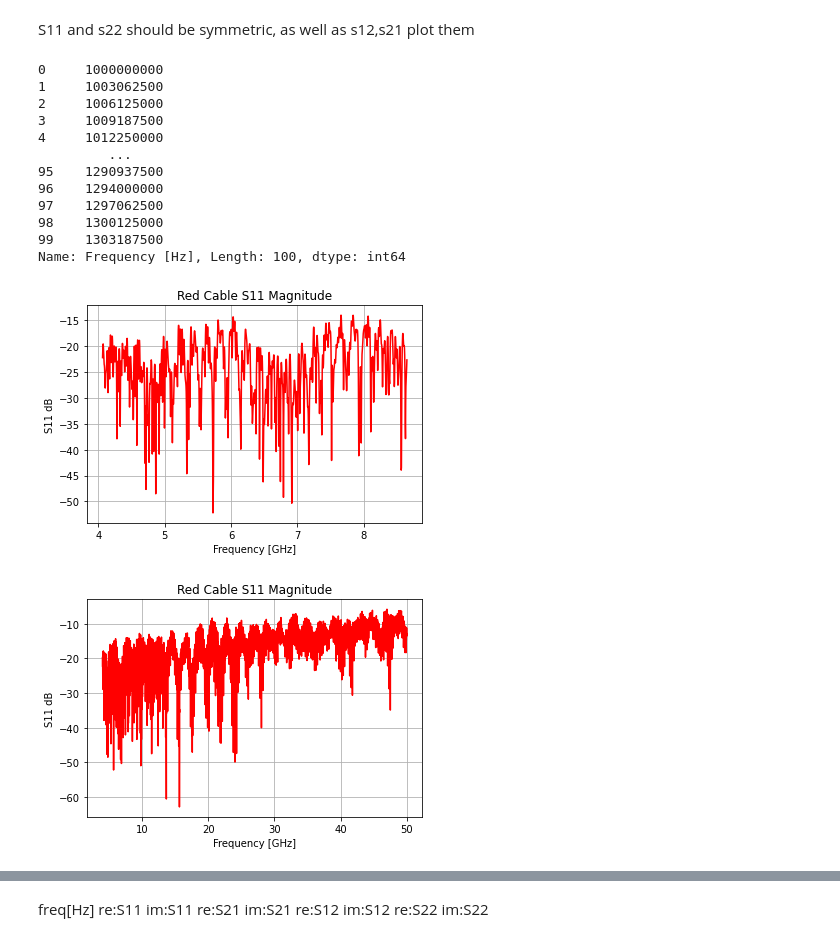
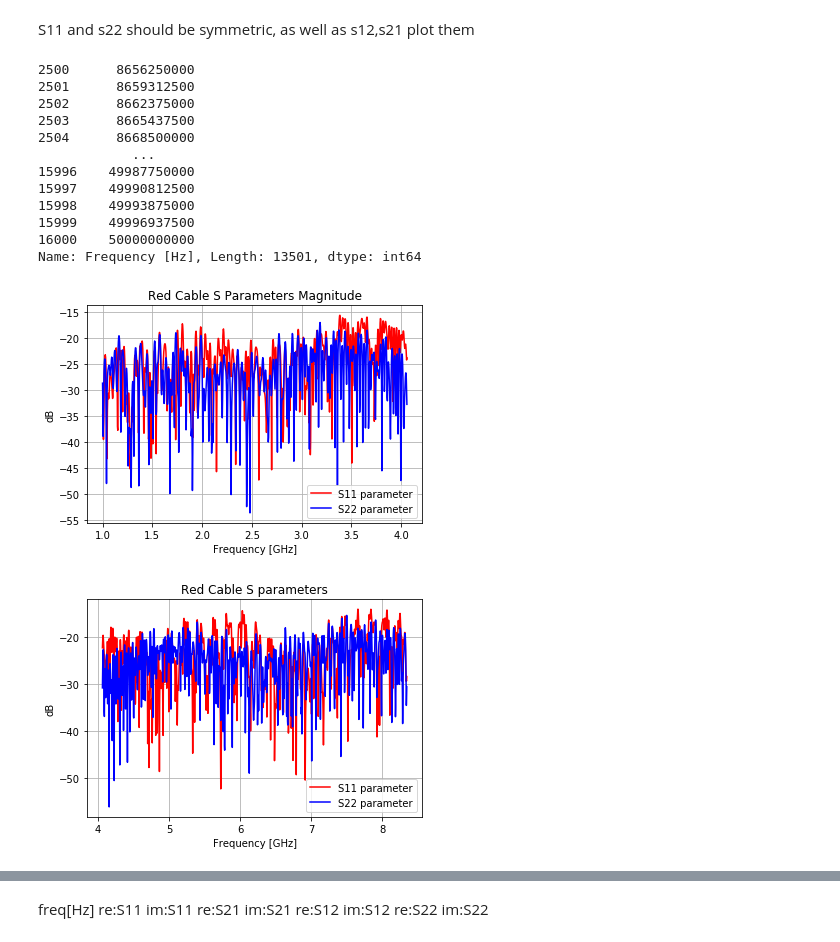
Before and after one commit to Holcan/STM, a Jupyter notebook: Cables/Cables S parameters.ipynb, the cells around one changed output, grey strips where cells are left out. Drawn from its saved outputs; the diff is of its cells as text; code cells hidden in the pictures.

Commit message:
change dtype and made plots

```diff
--- a/Cables/Cables S parameters.ipynb
+++ b/Cables/Cables S parameters.ipynb
@@ -26,47 +26,51 @@ kabel1
 # %% [markdown]
 S11 and s22 should be symmetric, as well as s12,s21 plot them
 # %%
-kabel1["Frequency [Hz]"][0:100]
+kabel1["Frequency [Hz]"][2500:]
 # %% [output]
-0     1000000000
-1     1003062500
-2     1006125000
-3     1009187500
-4     1012250000
-         ...
-95    1290937500
-96    1294000000
-97    1297062500
-98    1300125000
-99    1303187500
-Name: Frequency [Hz], Length: 100, dtype: int64
+2500      8656250000
+2501      8659312500
+2502      8662375000
+2503      8665437500
+2504      8668500000
+            ...
+15996    49987750000
+15997    49990812500
+15998    49993875000
+15999    49996937500
+16000    50000000000
+Name: Frequency [Hz], Length: 13501, dtype: int64
 # %%
 fig,  ax = plt.subplots()
 
 ax.grid(True)
 
-plt.plot(kabel1["Frequency [Hz]"][1000:2500]/1e9,kabel1["S11 Magnitude[db]"][1000:2500],label = "S parameter Rotes Kabel 1 file", color="red")
+plt.plot(kabel1["Frequency [Hz]"][0:1000]/1e9,kabel1["S11 Magnitude[db]"][0:1000],label = "S11 parameter", color="red")
+plt.plot(kabel1["Frequency [Hz]"][0:1000]/1e9,kabel1["S22 Magnitude[db]"][0:1000],label = "S22 parameter", color="blue")
 
 ax.set_xlabel('Frequency [GHz]')
-ax.set_ylabel('S11 dB')
-ax.set_title('Red Cable S11 Magnitude')
+ax.set_ylabel('dB')
+ax.set_title('Red Cable S Parameters Magnitude')
+ax.legend(loc=0)
 plt.show()
 
-#fig.savefig(r'S11 Parameter, red cable.jpeg'.format,bbox_inches='tight')
+fig.savefig(r'S Parameters, red cable till 4GHz.jpeg',bbox_inches='tight')
 # %% [output]
-[figure, old version]
+[figure, new version]
 # %%
 fig,  ax = plt.subplots()
 
 ax.grid(True)
 
-plt.plot(kabel1["Frequency [Hz]"][1000:]/1e9,kabel1["S11 Magnitude[db]"][1000:],label = "S parameter Rotes Kabel 1 file", color="red")
+plt.plot(kabel1["Frequency [Hz]"][1000:2400]/1e9,kabel1["S11 Magnitude[db]"][1000:2400],label = "S11 parameter", color="red")
+plt.plot(kabel1["Frequency [Hz]"][1000:2400]/1e9,kabel1["S22 Magnitude[db]"][1000:2400],label = "S22 parameter", color="blue")
 
 ax.set_xlabel('Frequency [GHz]')
-ax.set_ylabel('S11 dB')
-ax.set_title('Red Cable S11 Magnitude')
+ax.set_ylabel('dB')
+ax.set_title('Red Cable S parameters')
+ax.legend(loc=0)
 plt.show()
 
-#fig.savefig(r'S11 Parameter, red cable.jpeg'.format,bbox_inches='tight')
+fig.savefig(r'S Parameters, red cable 4GHz-8GHz.jpeg',bbox_inches='tight')
 # %% [output]
-[figure, old version]
+[figure, new version]
```
Also changed, not shown: parts of 3 cells of this notebook, 25 other files.
